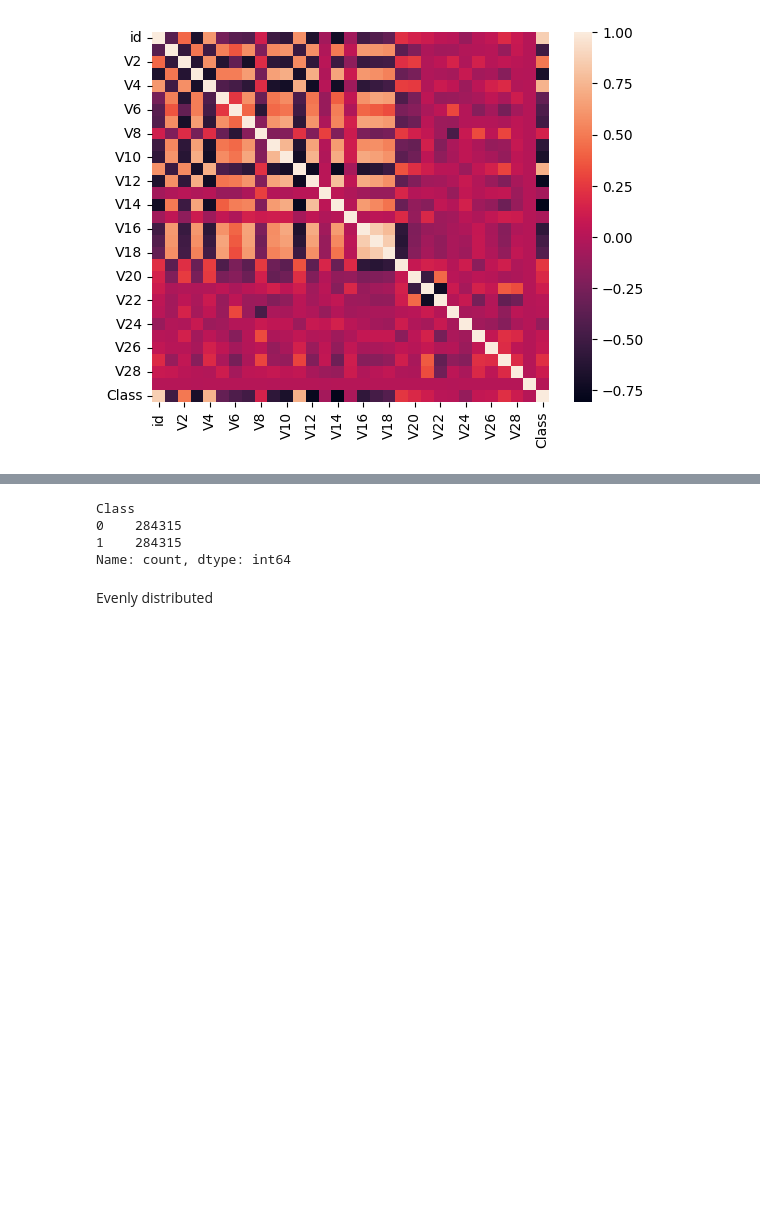
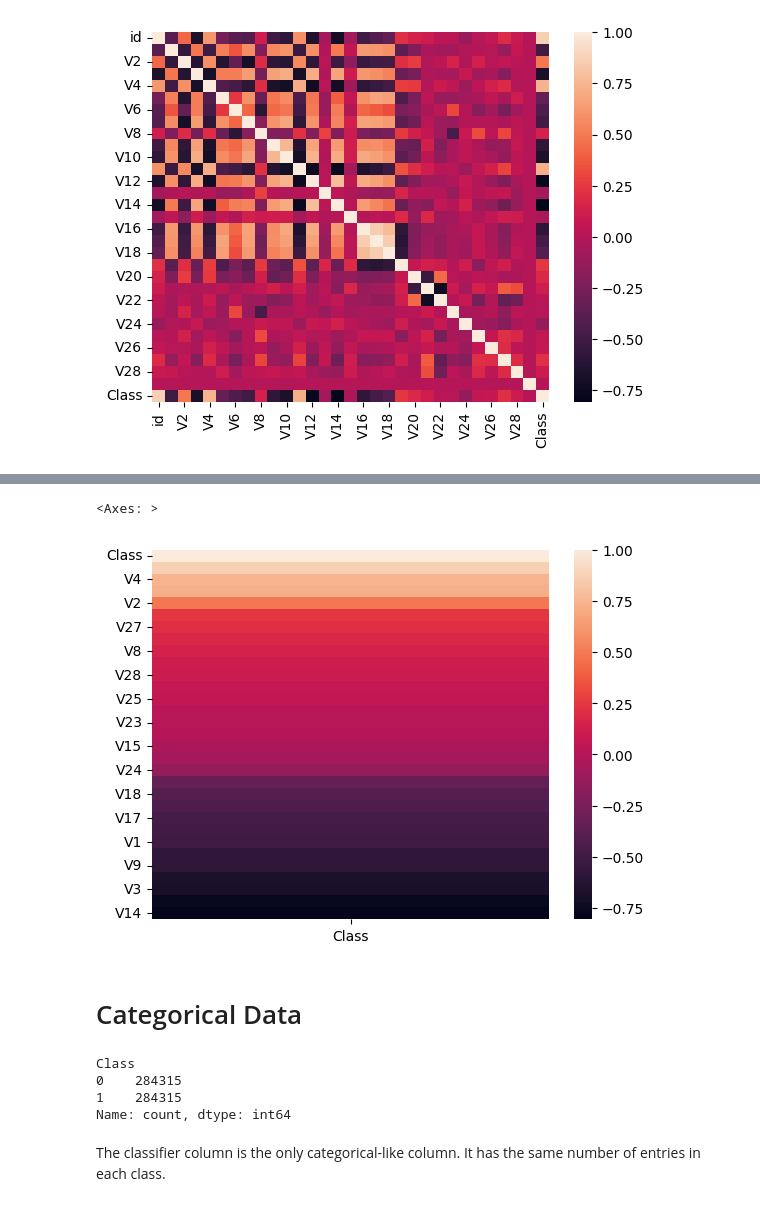
Before and after one commit to rohdma02/DS420_Project, a Jupyter notebook: creditcard_EDA.ipynb, the cells around one changed output, grey strips where cells are left out. Drawn from its saved outputs; the diff is of its cells as text; code cells hidden in the pictures; blank space fills up the shorter version.

```diff
--- a/creditcard_EDA.ipynb
+++ b/creditcard_EDA.ipynb
@@ -120,3 +212,8 @@ sns.heatmap(df.corr())
 # %% [output]
 <Axes: >
 [figure]
+# %%
+# View correlations with target
+
+corr_matrix = df.corr()
+corr_matrix['Class'].sort_values(ascending=False)
@@ -123 +256,10 @@ sns.heatmap(df.corr())
+# %%
+# View correlations with target as heatmap
+
+sns.heatmap(corr_matrix['Class'].sort_values(ascending=False).to_frame())
+# %% [output]
+<Axes: >
+[figure, added]
+# %% [markdown]
+# Categorical Data
 # %%
@@ -128,5 +270,5 @@ Class
 0    284315
 1    284315
 Name: count, dtype: int64
-# %% [markdown]
-Evenly distributed
+# %% [markdown]
+The classifier column is the only categorical-like column. It has the same number of entries in each class.
```
Also changed, not shown: parts of 28 cells of this notebook, 1 other file.
